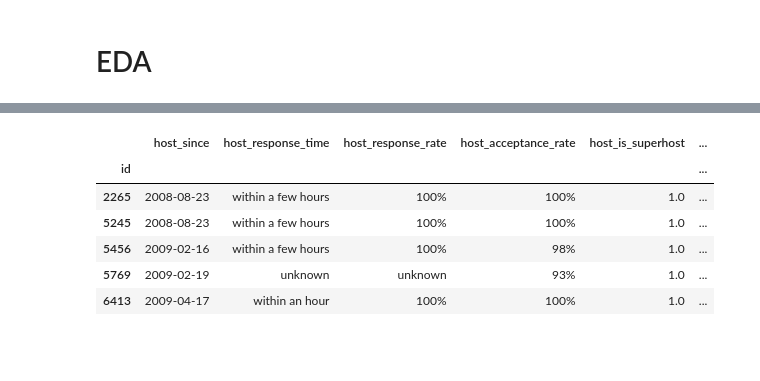
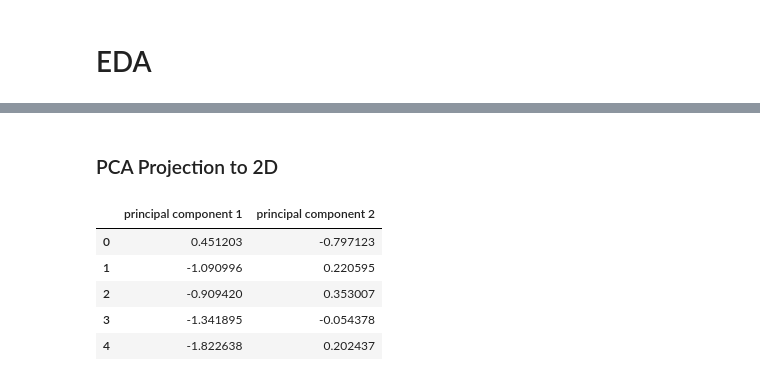
Before and after one commit to Z-Palamara/Capstone_1, a Jupyter notebook: Capstone 1- Data Cleaning and Pre-Processing.ipynb, the cells around one changed output, grey strips where cells are left out. Drawn from its saved outputs; the diff is of its cells as text; code cells hidden in the pictures; blank space fills up the shorter version.

```diff
--- a/Capstone 1- Data Cleaning and Pre-Processing.ipynb
+++ b/Capstone 1- Data Cleaning and Pre-Processing.ipynb
@@ -1513,0 +1590,2 @@ drop_cols = ['host_acceptance_rate', 'city', 'jurisdiction_names', 'require_gues
+# %%
+x = StandardScaler().fit_transform(x)
@@ -1514,10 +1601,18 @@ drop_cols = ['host_acceptance_rate', 'city', 'jurisdiction_names', 'require_gues
+# %% [markdown]
+### PCA Projection to 2D
+# %%
+pca = PCA(n_components=2)
+# %%
+principalComponents = pca.fit_transform(x)
+# %%
+principalDf = pd.DataFrame(data = principalComponents
+             , columns = ['principal component 1', 'principal component 2'])
 # %%
-df.head()
+principalDf.head()
 # %% [output]
-|  | host_since | host_response_time | host_response_rate | host_acceptance_rate | host_is_superhost | ... |
-| id |  |  |  |  |  | ... |
-| 2265 | 2008-08-23 | within a few hours | 100% | 100% | 1.0 | ... |
-| 5245 | 2008-08-23 | within a few hours | 100% | 100% | 1.0 | ... |
-| 5456 | 2009-02-16 | within a few hours | 100% | 98% | 1.0 | ... |
-| 5769 | 2009-02-19 | unknown | unknown | 93% | 1.0 | ... |
-| 6413 | 2009-04-17 | within an hour | 100% | 100% | 1.0 | ... |
+|  | principal component 1 | principal component 2 |
+| 0 | 0.451203 | -0.797123 |
+| 1 | -1.090996 | 0.220595 |
+| 2 | -0.909420 | 0.353007 |
+| 3 | -1.341895 | -0.054378 |
+| 4 | -1.822638 | 0.202437 |
```
Also changed, not shown: parts of 38 cells of this notebook.
